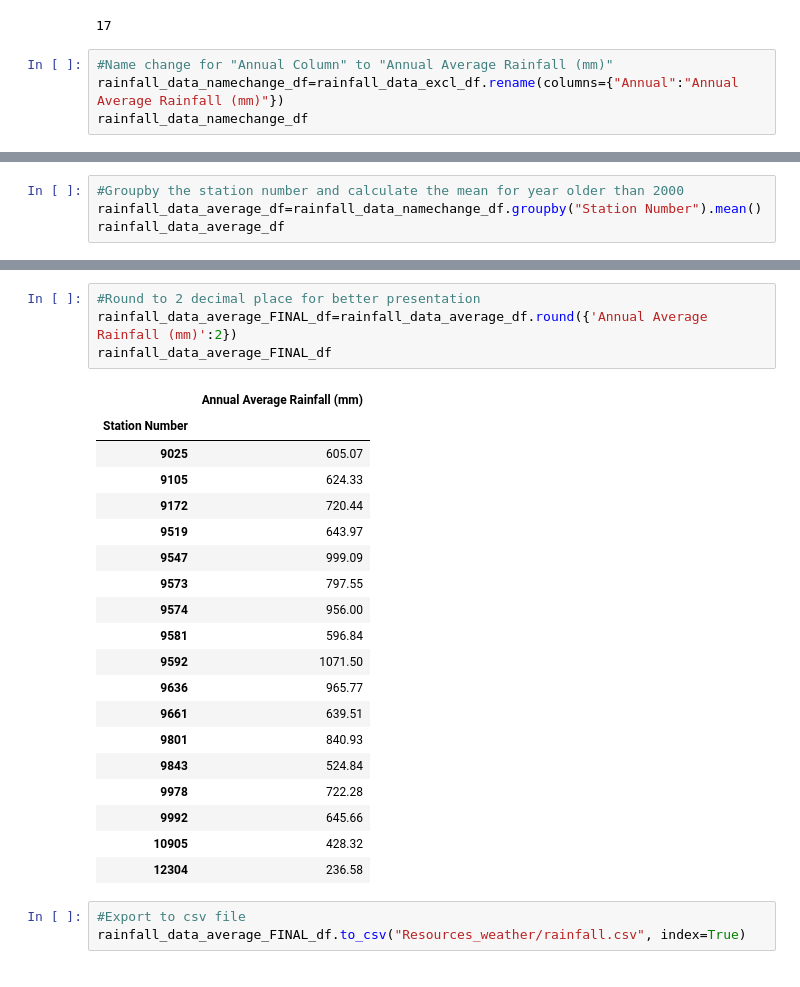
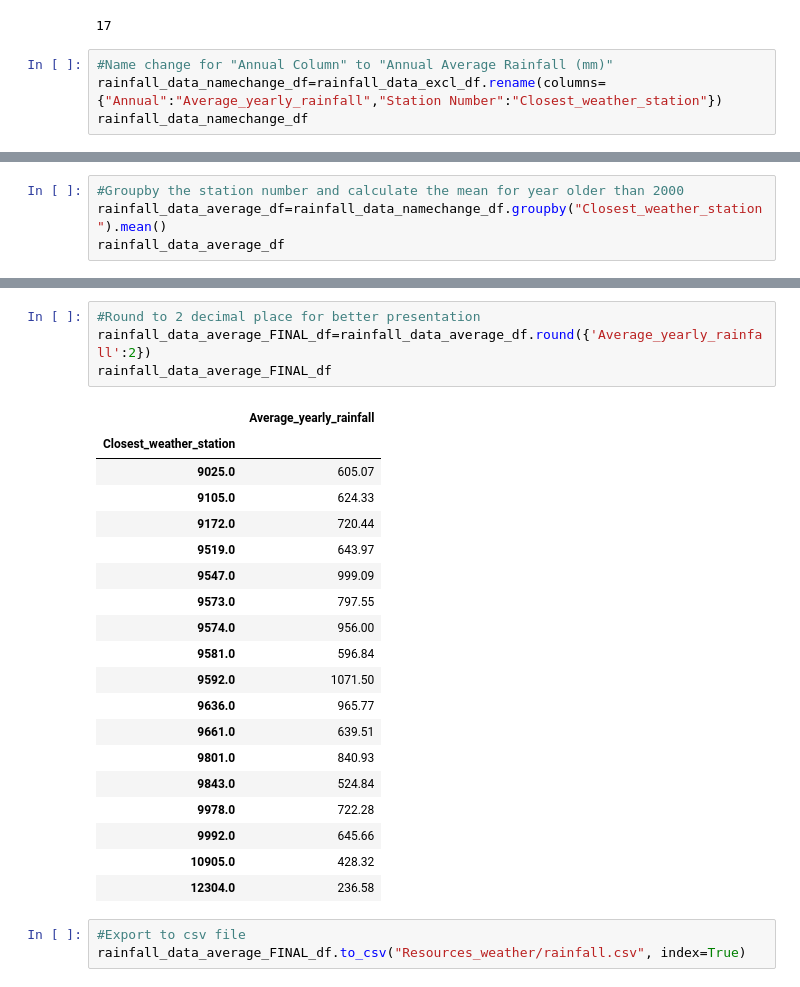
Before and after one commit to CarmenK2/ETL-project, a Jupyter notebook: Weather.ipynb, the cells around one changed output, grey strips where cells are left out. Saved outputs shown, nothing was run; the diff lists cells and outputs as text.

```diff
--- a/Weather.ipynb
+++ b/Weather.ipynb
@@ -235,6 +235,6 @@ No_of_station
 17
 # %%
 #Name change for "Annual Column" to "Annual Average Rainfall (mm)"
-rainfall_data_namechange_df=rainfall_data_excl_df.rename(columns={"Annual":"Annual Average Rainfall (mm)"})
+rainfall_data_namechange_df=rainfall_data_excl_df.rename(columns={"Annual":"Average_yearly_rainfall","Station Number":"Closest_weather_station"})
 rainfall_data_namechange_df
 # %% [output]
@@ -253,6 +253,6 @@ rainfall_data_namechange_df
 382 rows × 2 columns
 # %%
 #Groupby the station number and calculate the mean for year older than 2000
-rainfall_data_average_df=rainfall_data_namechange_df.groupby("Station Number").mean()
+rainfall_data_average_df=rainfall_data_namechange_df.groupby("Closest_weather_station").mean()
 rainfall_data_average_df
 # %% [output]
@@ -278,27 +278,27 @@ rainfall_data_average_df
 # %%
 #Round to 2 decimal place for better presentation
-rainfall_data_average_FINAL_df=rainfall_data_average_df.round({'Annual Average Rainfall (mm)':2})
+rainfall_data_average_FINAL_df=rainfall_data_average_df.round({'Average_yearly_rainfall':2})
 rainfall_data_average_FINAL_df
 # %% [output]
-|  | Annual Average Rainfall (mm) |
-| Station Number |  |
-| 9025 | 605.07 |
-| 9105 | 624.33 |
-| 9172 | 720.44 |
-| 9519 | 643.97 |
-| 9547 | 999.09 |
-| 9573 | 797.55 |
-| 9574 | 956.00 |
-| 9581 | 596.84 |
-| 9592 | 1071.50 |
-| 9636 | 965.77 |
-| 9661 | 639.51 |
-| 9801 | 840.93 |
-| 9843 | 524.84 |
-| 9978 | 722.28 |
-| 9992 | 645.66 |
-| 10905 | 428.32 |
-| 12304 | 236.58 |
+|  | Average_yearly_rainfall |
+| Closest_weather_station |  |
+| 9025.0 | 605.07 |
+| 9105.0 | 624.33 |
+| 9172.0 | 720.44 |
+| 9519.0 | 643.97 |
+| 9547.0 | 999.09 |
+| 9573.0 | 797.55 |
+| 9574.0 | 956.00 |
+| 9581.0 | 596.84 |
+| 9592.0 | 1071.50 |
+| 9636.0 | 965.77 |
+| 9661.0 | 639.51 |
+| 9801.0 | 840.93 |
+| 9843.0 | 524.84 |
+| 9978.0 | 722.28 |
+| 9992.0 | 645.66 |
+| 10905.0 | 428.32 |
+| 12304.0 | 236.58 |
 # %%
 #Export to csv file
 rainfall_data_average_FINAL_df.to_csv("Resources_weather/rainfall.csv", index=True)
```
Also changed, not shown: parts of 15 cells of this notebook.
